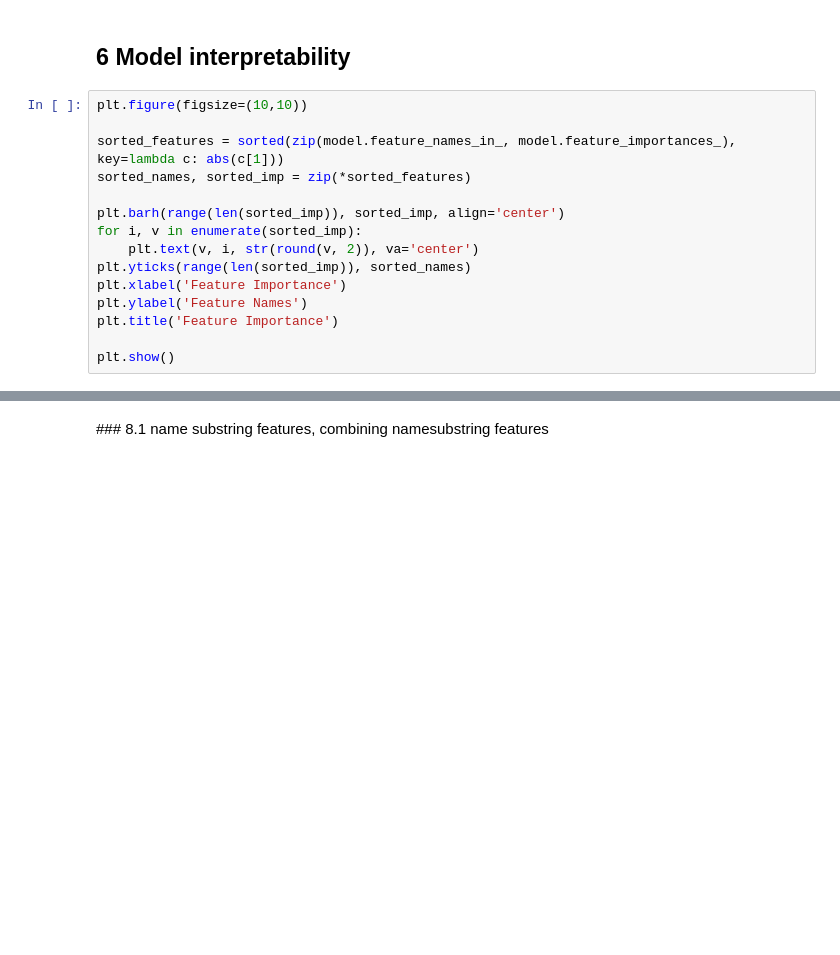
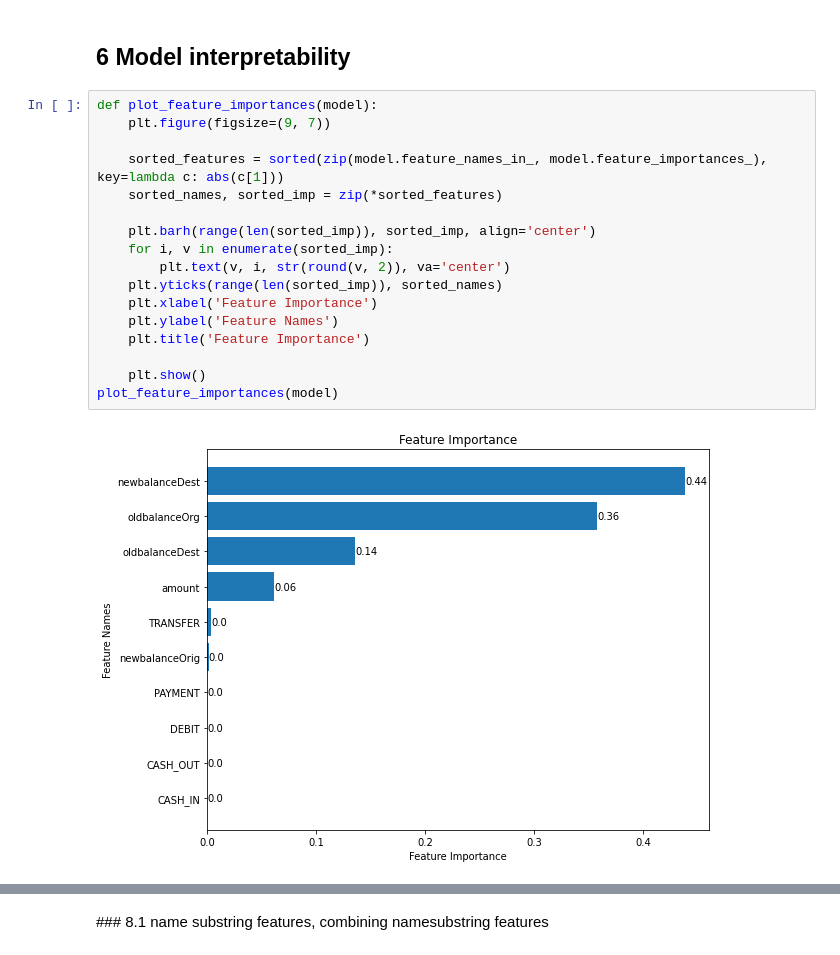
Before and after one commit to arj7192/fight_fraud_with_machine_learning, a Jupyter notebook: Chapter07/online_transaction_fraud_detection.ipynb, the cells around one changed output, grey strips where cells are left out. Saved outputs shown, nothing was run; the diff lists cells and outputs as text; blank space fills up the shorter version.

```diff
--- a/Chapter07/online_transaction_fraud_detection.ipynb
+++ b/Chapter07/online_transaction_fraud_detection.ipynb
@@ -300,20 +257,24 @@ plt.grid(True)
 # %% [markdown]
 ## 6 Model interpretability
-# %%
-plt.figure(figsize=(10,10))
-
-sorted_features = sorted(zip(model.feature_names_in_, model.feature_importances_), key=lambda c: abs(c[1]))
-sorted_names, sorted_imp = zip(*sorted_features)
-
-plt.barh(range(len(sorted_imp)), sorted_imp, align='center')
-for i, v in enumerate(sorted_imp):
-    plt.text(v, i, str(round(v, 2)), va='center')
-plt.yticks(range(len(sorted_imp)), sorted_names)
-plt.xlabel('Feature Importance')
-plt.ylabel('Feature Names')
-plt.title('Feature Importance')
-
-plt.show()
+# %%
+def plot_feature_importances(model):
+    plt.figure(figsize=(9, 7))
+
+    sorted_features = sorted(zip(model.feature_names_in_, model.feature_importances_), key=lambda c: abs(c[1]))
+    sorted_names, sorted_imp = zip(*sorted_features)
+
+    plt.barh(range(len(sorted_imp)), sorted_imp, align='center')
+    for i, v in enumerate(sorted_imp):
+        plt.text(v, i, str(round(v, 2)), va='center')
+    plt.yticks(range(len(sorted_imp)), sorted_names)
+    plt.xlabel('Feature Importance')
+    plt.ylabel('Feature Names')
+    plt.title('Feature Importance')
+
+    plt.show()
+plot_feature_importances(model)
+# %% [output]
+[figure, added]
 # %%
 plt.figure(figsize=(30, 30))
 tree.plot_tree(model, feature_names=model.feature_names_in_,
```
Also changed, not shown: parts of 100 cells of this notebook, 3 other files.
